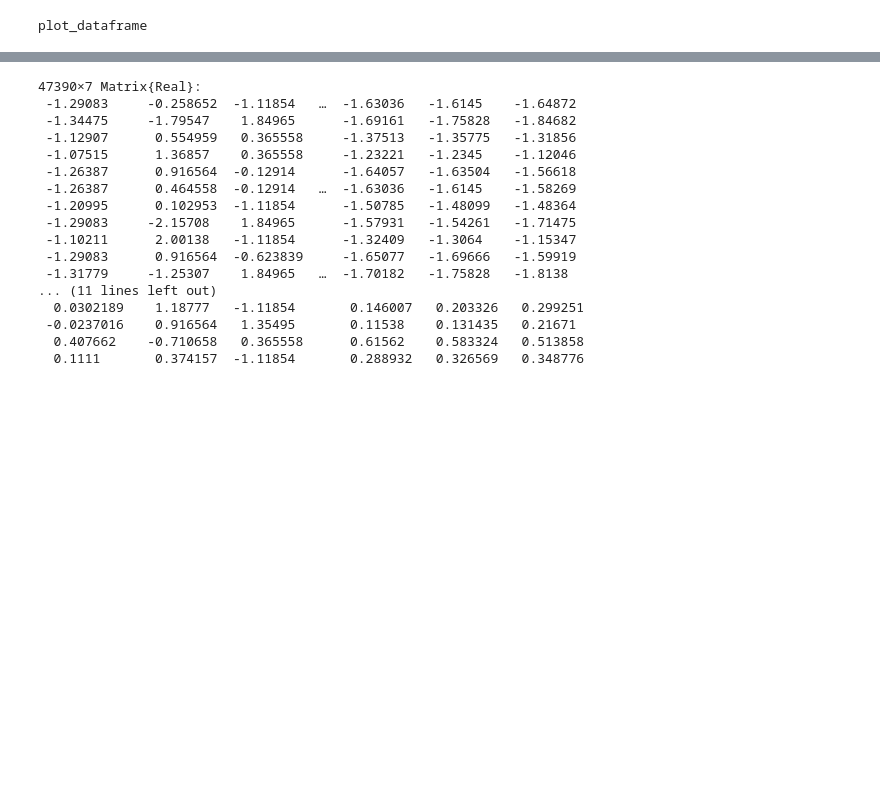
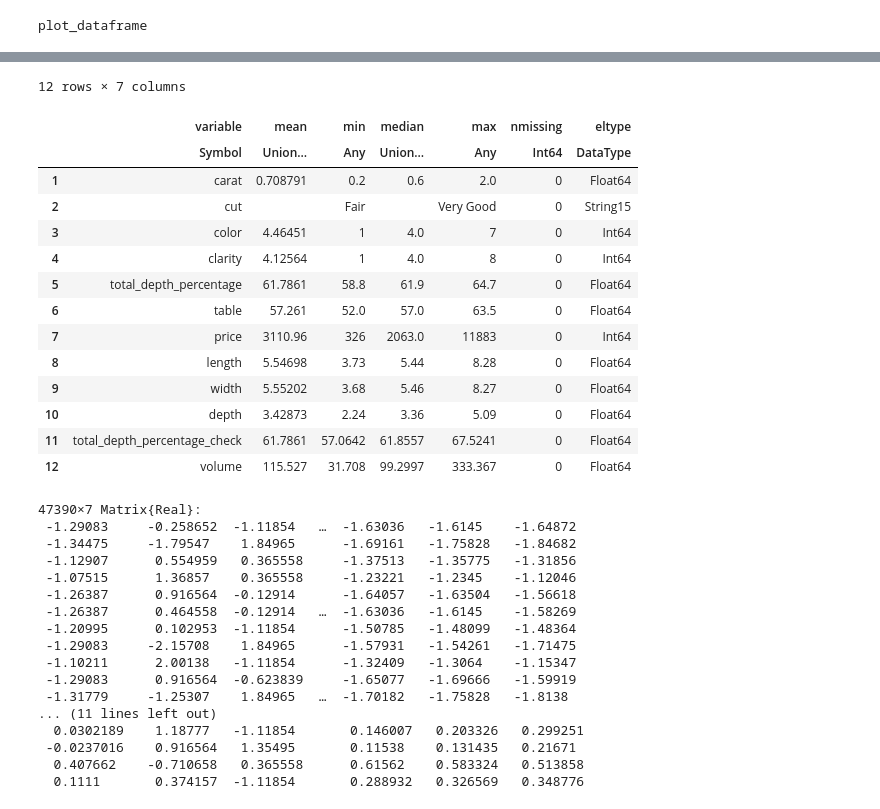
Before and after one commit to bautista225/diamonds-classification, a Jupyter notebook: ml_group_practice.ipynb, the cells around one changed output, grey strips where cells are left out. Cells and saved outputs as stored; diff of their text form; code cells hidden in the pictures; blank space fills up the shorter version.

```diff
--- a/ml_group_practice.ipynb
+++ b/ml_group_practice.ipynb
@@ -389,0 +413,13 @@ plot_dataframe
+# %%
+# Ordinal enconding
+
+GIA_color_grading_scale_ordered = ["J", "I", "H", "G","F", "E", "D"] # Diamonds color grading scale standarized by GIA.
+GIA_clarity_grading_scale_ordered = ["I1", "SI2", "SI1", "VS2", "VS1", "VVS2", "VVS1", "IF"] # GIA diamond clarity grading scale.
+
+function get_ordinal_column(df, column, classes)
+    column = Vector{String}(df[!, column])
+    return ordinalEncoding(column, classes)
+end
+
+df_normalized[!, :color]    = get_ordinal_column(df_normalized, :color,     GIA_color_grading_scale_ordered)
+df_normalized[!, :clarity]  = get_ordinal_column(df_normalized, :clarity,   GIA_clarity_grading_scale_ordered)
@@ -390,3 +444,21 @@ plot_dataframe
+# %%
+describe(df_normalized)
+# %% [output]
+12 rows × 7 columns
+|  | variable | mean | min | median | max | nmissing | eltype |
+|  | Symbol | Union… | Any | Union… | Any | Int64 | DataType |
+| 1 | carat | 0.708791 | 0.2 | 0.6 | 2.0 | 0 | Float64 |
+| 2 | cut |  | Fair |  | Very Good | 0 | String15 |
+| 3 | color | 4.46451 | 1 | 4.0 | 7 | 0 | Int64 |
+| 4 | clarity | 4.12564 | 1 | 4.0 | 8 | 0 | Int64 |
+| 5 | total_depth_percentage | 61.7861 | 58.8 | 61.9 | 64.7 | 0 | Float64 |
+| 6 | table | 57.261 | 52.0 | 57.0 | 63.5 | 0 | Float64 |
+| 7 | price | 3110.96 | 326 | 2063.0 | 11883 | 0 | Int64 |
+| 8 | length | 5.54698 | 3.73 | 5.44 | 8.28 | 0 | Float64 |
+| 9 | width | 5.55202 | 3.68 | 5.46 | 8.27 | 0 | Float64 |
+| 10 | depth | 3.42873 | 2.24 | 3.36 | 5.09 | 0 | Float64 |
+| 11 | total_depth_percentage_check | 61.7861 | 57.0642 | 61.8557 | 67.5241 | 0 | Float64 |
+| 12 | volume | 115.527 | 31.708 | 99.2997 | 333.367 | 0 | Float64 |
 # %%
 # Normalize numeric variables (zero mean)
 
```
Also changed, not shown: parts of 6 cells of this notebook, 1 other file.
